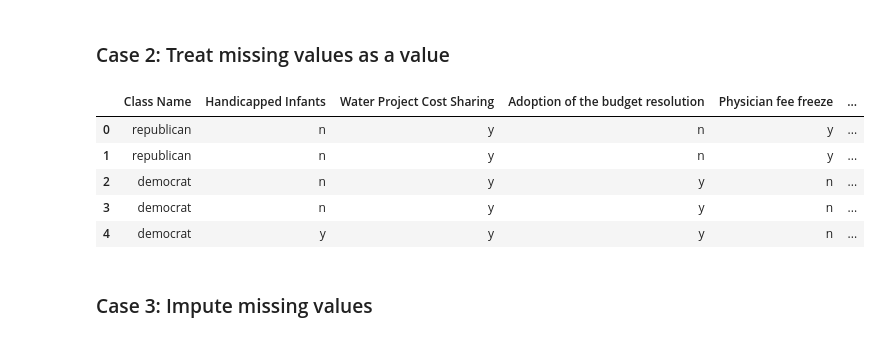
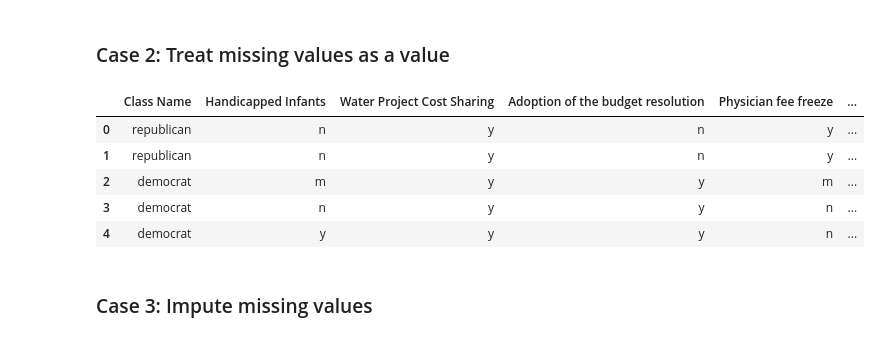
Before and after one commit to Maneesha24/Predicting-US-voting-system, a Jupyter notebook: code/final.ipynb, the cells around one changed output. Cells and saved outputs as stored; diff of their text form; code cells hidden in the pictures.

```diff
--- a/code/final.ipynb
+++ b/code/final.ipynb
@@ -50,15 +51,16 @@ dropped_nan_dataframe.head()
 # %% [markdown]
 ### Case 2: Treat missing values as a value
 # %%
+missing_values_dataframe = dataframe.copy();
 for column in dataframe.columns:
     missing_values_dataframe[column] = missing_values_dataframe[column].fillna('m')
 
 missing_values_dataframe.head()
 # %% [output]
 |  | Class Name | Handicapped Infants | Water Project Cost Sharing | Adoption of the budget resolution | Physician fee freeze | ... |
 | 0 | republican | n | y | n | y | ... |
 | 1 | republican | n | y | n | y | ... |
-| 2 | democrat | n | y | y | n | ... |
+| 2 | democrat | m | y | y | m | ... |
 | 3 | democrat | n | y | y | n | ... |
 | 4 | democrat | y | y | y | n | ... |
 # %% [markdown]
```
Also changed, not shown: parts of 18 cells of this notebook.
